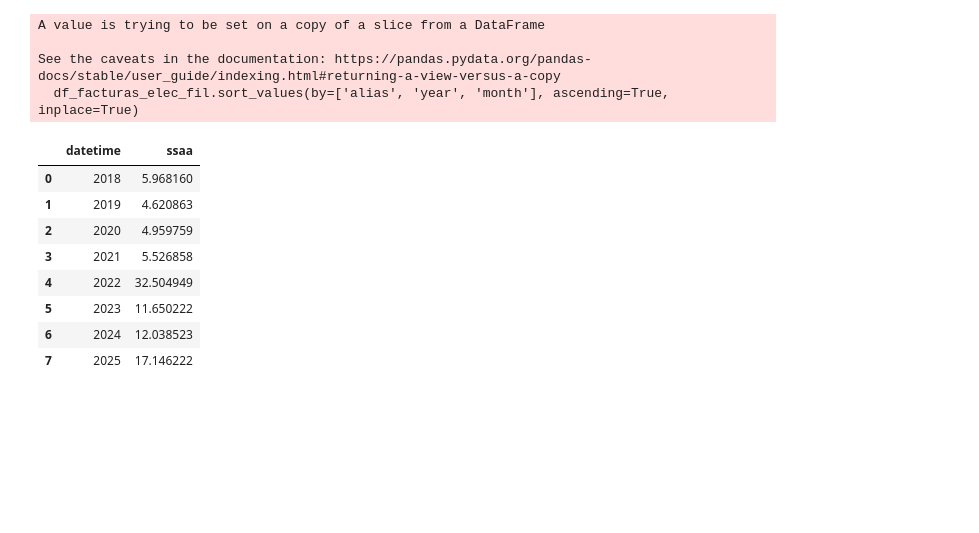
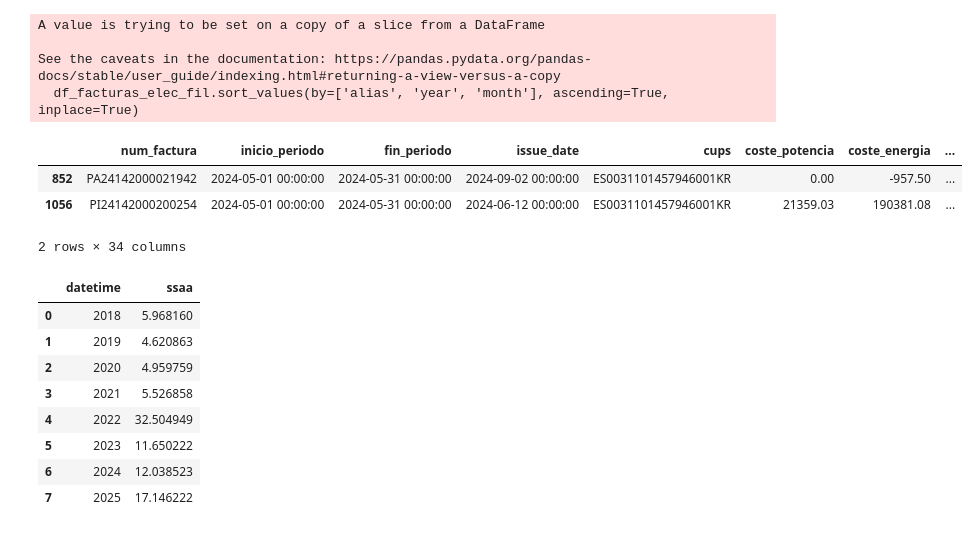
Before and after one commit to mikepeez01/elecmanage_py, a Jupyter notebook: notebooks/manual/0_general.ipynb, the cells around one changed output. Saved outputs shown, nothing was run; the diff lists cells and outputs as text; code cells hidden in the pictures; blank space fills up the shorter version.

```diff
--- a/notebooks/manual/0_general.ipynb
+++ b/notebooks/manual/0_general.ipynb
@@ -153,43 +125,41 @@ plt.show()
 df_facturas_elec_fil = df_facturas_elec[
         # (df_facturas_elec['inicio_periodo'] >= datetime(2024,1,1))
         # &
         # (df_facturas_elec['fin_periodo'] <= datetime(2024,12,31))
         # &
         # (df_facturas_elec['cups'].isin(alias_df_fil['cups'].values))
         # &
-        (df_facturas_elec['alias'].isin(['WARNER BS', 'WARNER BQ', 'WARNER DW']))
-        # &
-        # (df_facturas_elec['month'].isin([3,4]))
+        (df_facturas_elec['alias'].isin(['TAGHLEEF']))
+        &
+        (df_facturas_elec['month'].isin([5]))
         &
         (df_facturas_elec['year'].isin([2024]))
         ]
 
 # df_facturas_elec_fil = df_facturas_elec_fil.groupby(['cups']).last()
 # df_facturas_elec_fil.reset_index(drop=False, inplace=True)
 
 # potencia_list = [f'potencia_p{i}' for i in range(1,7)]
 # print(potencia_list)
 # df_facturas_elec_fil['alias'] = df_facturas_elec_fil['cups'].apply(
 #     lambda x: df_alias_elec.loc[df_alias_elec['cups'] == x, 'alias'].iloc[0]
 #     )
 # df_facturas_elec_fil = df_facturas_elec_fil[['alias', 'cups'] + [f'potencia_p{i}' for i in range(1,7)]]
 # df_facturas_elec_fil.to_excel(config.get_path('data_path.elec.temp.excel', name='Potencias contratadas PR'))
 
 
 
 df_facturas_elec_fil.sort_values(by=['alias', 'year', 'month'], ascending=True, inplace=True)
-# df_facturas_elec_fil["tarifa"] = df_facturas_elec_fil["cups"].apply(
-#     lambda x: df_alias_elec.loc[df_alias_elec["cups"] == x, "tarifa"].values[0]
-#     if not df_alias_elec.loc[df_alias_elec["cups"] == x, "tarifa"].empty else None
-# )
-
-# [df_facturas_elec_fil.groupby('tarifa')[f'potencia_p{i}'].sum() for i in range (1,7)]
-df_facturas_elec_fil.to_excel("Facturas Warner 2024.xlsx", index=False)
+df_facturas_elec_fil
 # %% [output]
 A value is trying to be set on a copy of a slice from a DataFrame
 
 See the caveats in the documentation: https://pandas.pydata.org/pandas-docs/stable/user_guide/indexing.html#returning-a-view-versus-a-copy
   df_facturas_elec_fil.sort_values(by=['alias', 'year', 'month'], ascending=True, inplace=True)
+|  | num_factura | inicio_periodo | fin_periodo | issue_date | cups | coste_potencia | coste_energia | ... |
+| 852 | PA24142000021942 | 2024-05-01 00:00:00 | 2024-05-31 00:00:00 | 2024-09-02 00:00:00 | ES0031101457946001KR | 0.00 | -957.50 | ... |
+| 1056 | PI24142000200254 | 2024-05-01 00:00:00 | 2024-05-31 00:00:00 | 2024-06-12 00:00:00 | ES0031101457946001KR | 21359.03 | 190381.08 | ... |
+2 rows × 34 columns
 # %%
 path_ssaa_c2_df = config.get_path("data_path.elec.processed.ssaa_df", mode='c2')
 df_omie = pd.read_pickle(path_ssaa_c2_df)
```
Also changed, not shown: parts of 6 cells of this notebook, 27 other files.
